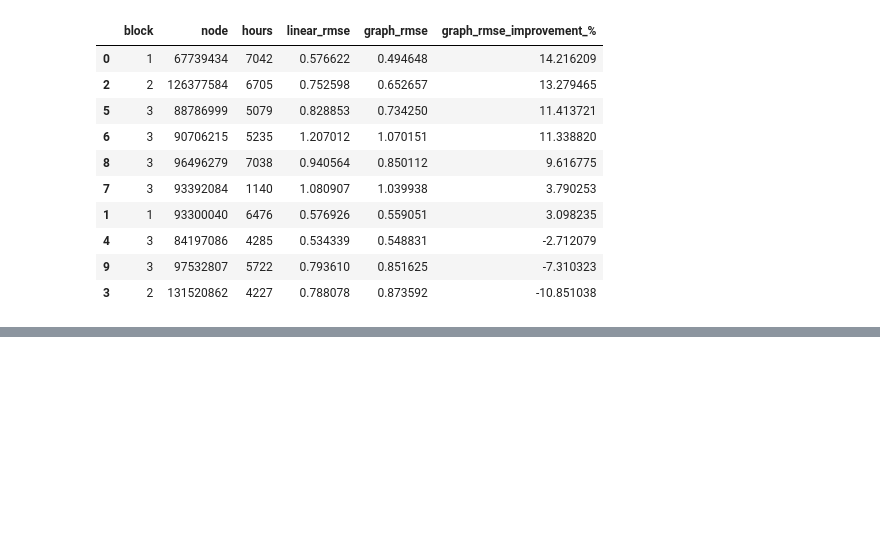
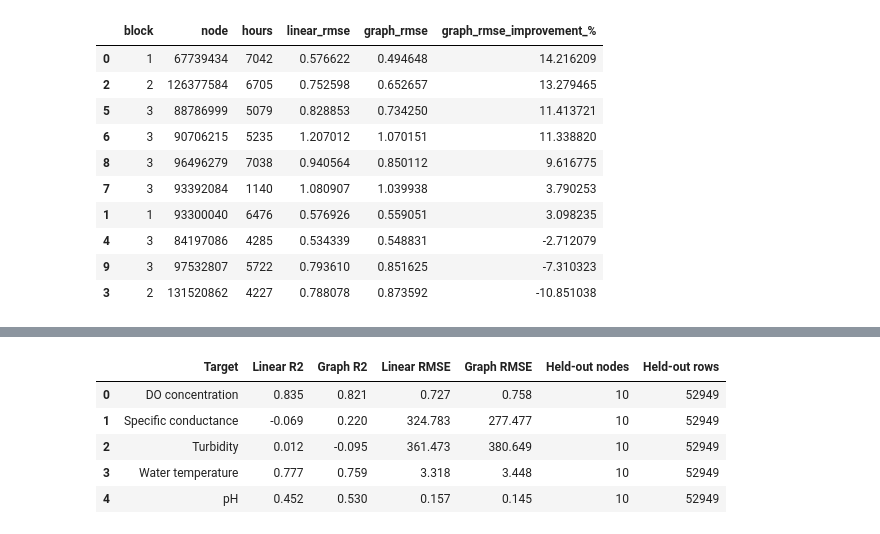
Before and after one commit to andrewc156/rivernets, a Jupyter notebook: graph_linear_regression_laplacian.ipynb, the cells around one changed output, grey strips where cells are left out. Drawn from its saved outputs; the diff is of its cells as text; code cells hidden in the pictures; blank space fills up the shorter version.

```diff
--- a/graph_linear_regression_laplacian.ipynb
+++ b/graph_linear_regression_laplacian.ipynb
@@ -13497,0 +13899,17 @@ T4: 83222751
+# %%
+display_table = summary_table.copy()
+
+for col in ["Linear R2", "Graph R2"]:
+    display_table[col] = display_table[col].map(lambda x: f"{x:.3f}")
+
+for col in ["Linear RMSE", "Graph RMSE"]:
+    display_table[col] = display_table[col].map(lambda x: f"{x:.3f}")
+
+display(display_table)
+# %% [output]
+|  | Target | Linear R2 | Graph R2 | Linear RMSE | Graph RMSE | Held-out nodes | Held-out rows |
+| 0 | DO concentration | 0.835 | 0.821 | 0.727 | 0.758 | 10 | 52949 |
+| 1 | Specific conductance | -0.069 | 0.220 | 324.783 | 277.477 | 10 | 52949 |
+| 2 | Turbidity | 0.012 | -0.095 | 361.473 | 380.649 | 10 | 52949 |
+| 3 | Water temperature | 0.777 | 0.759 | 3.318 | 3.448 | 10 | 52949 |
+| 4 | pH | 0.452 | 0.530 | 0.157 | 0.145 | 10 | 52949 |
```
Also changed, not shown: parts of 4 cells of this notebook, 1 other file.
